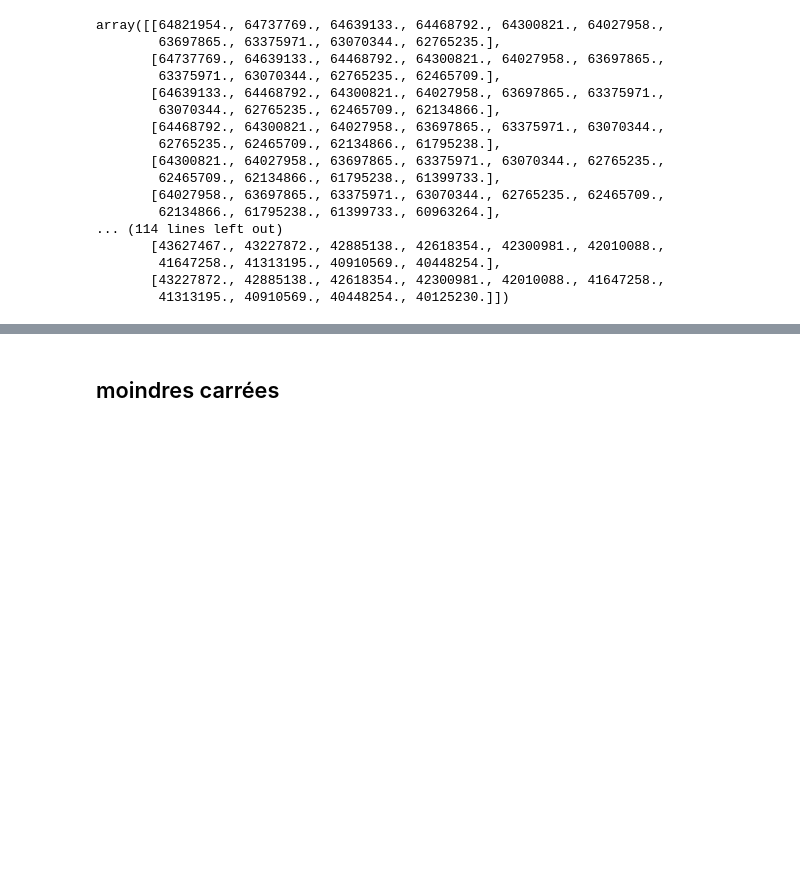
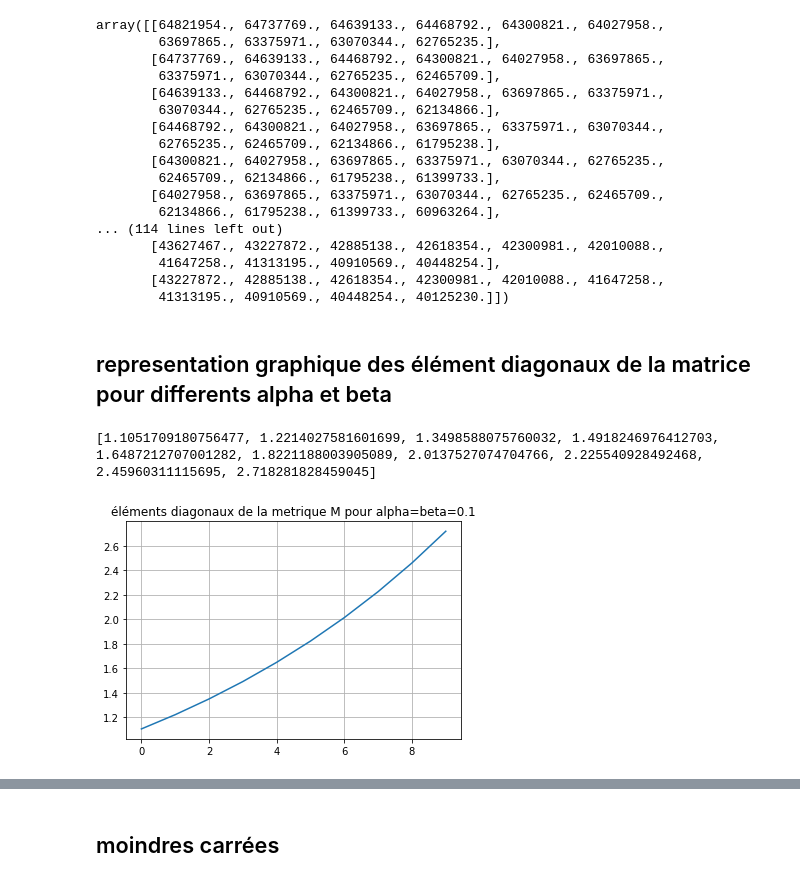
Before and after one commit to amahjourwalid/regression_ridge-, a Jupyter notebook: Untitled.ipynb, the cells around one changed output, grey strips where cells are left out. Cells and saved outputs as stored; diff of their text form; code cells hidden in the pictures; blank space fills up the shorter version.

```diff
--- a/Untitled.ipynb
+++ b/Untitled.ipynb
@@ -123,3 +132,24 @@ array([[64821954., 64737769., 64639133., 64468792., 64300821., 64027958.,
         41647258., 41313195., 40910569., 40448254.],
        [43227872., 42885138., 42618354., 42300981., 42010088., 41647258.,
         41313195., 40910569., 40448254., 40125230.]])
+# %% [markdown]
+## representation graphique des élément diagonaux de la matrice pour differents alpha et beta
+# %%
+import math
+def diag_M(alpha,beta,h):
+    diag_m=[1,2,3,4,5,6,7,8,9,10]
+    for i in range(h):
+        diag_m[i]  = math.exp(alpha+ i*beta)
+    return diag_m
+# %%
+d1=diag_M(0.1,0.1,10)
+print(d1)
+import matplotlib as plt
+import matplotlib.pyplot as plt
+plt.plot(d1)
+plt.title('éléments diagonaux de la metrique M pour alpha=beta=0.1')
+plt.grid()
+plt.show()
+# %% [output]
+[1.1051709180756477, 1.2214027581601699, 1.3498588075760032, 1.4918246976412703, 1.6487212707001282, 1.8221188003905089, 2.0137527074704766, 2.225540928492468, 2.45960311115695, 2.718281828459045]
+[figure, added]
```
Also changed, not shown: parts of 2 cells of this notebook.
